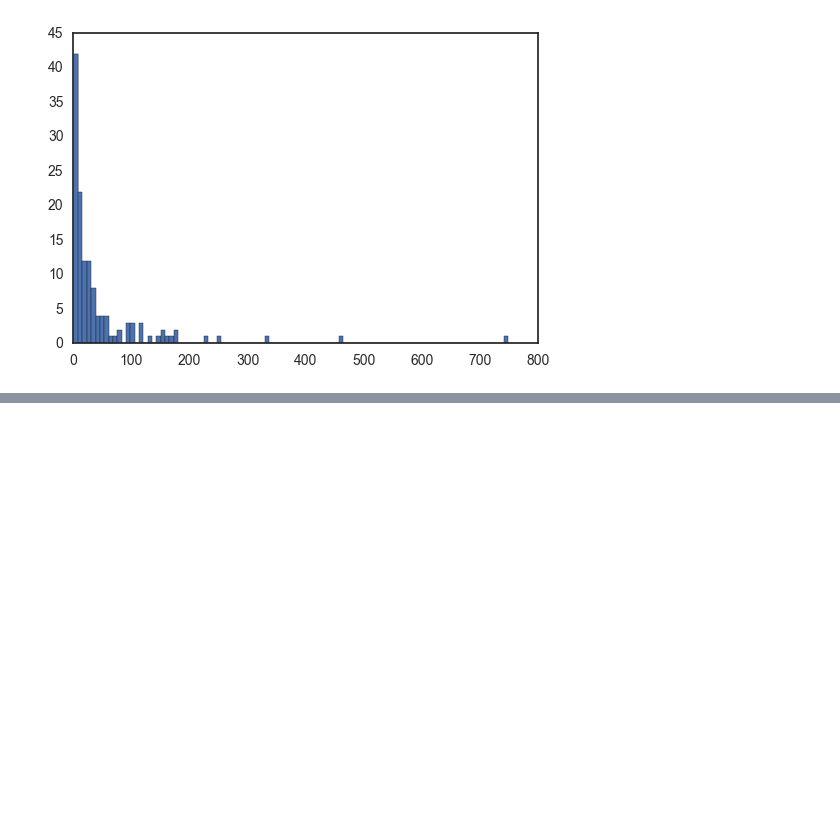
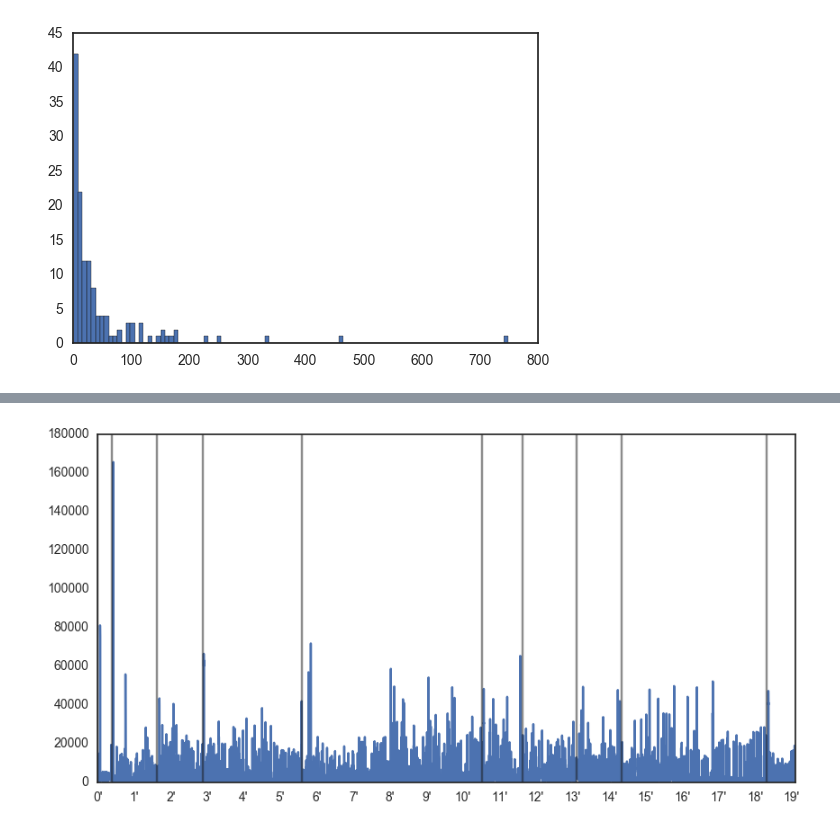
Before and after one commit to Gronlaen/mooc_analytics_visualisation, a Jupyter notebook: Video_analysis.ipynb, the cells around one changed output, grey strips where cells are left out. Cells and saved outputs as stored; diff of their text form; code cells hidden in the pictures; blank space fills up the shorter version.

```diff
--- a/Video_analysis.ipynb
+++ b/Video_analysis.ipynb
@@ -65,0 +90,9 @@ plt.xticks(range(0,len(df_views)-1,5), [sec_to_min(x) for x in range(0,len(df_vi
+# %%
+fig = plt.figure(figsize=(10,5))
+plt.plot(df_slides['0'])
+for x in slide_change :
+    plt.plot((x*25, x*25), (0, 180000), 'k-', alpha=0.5)
+plt.xlim([0,len(df_slides)-1])
+plt.xticks(range(0,len(df_slides)-1,1500), [sec_to_min(x/25) for x in range(0,len(df_slides)-1,1500)], rotation=-0);
+# %% [output]
+[figure, added]
```
Also changed, not shown: parts of 13 cells of this notebook, 6 other files.
